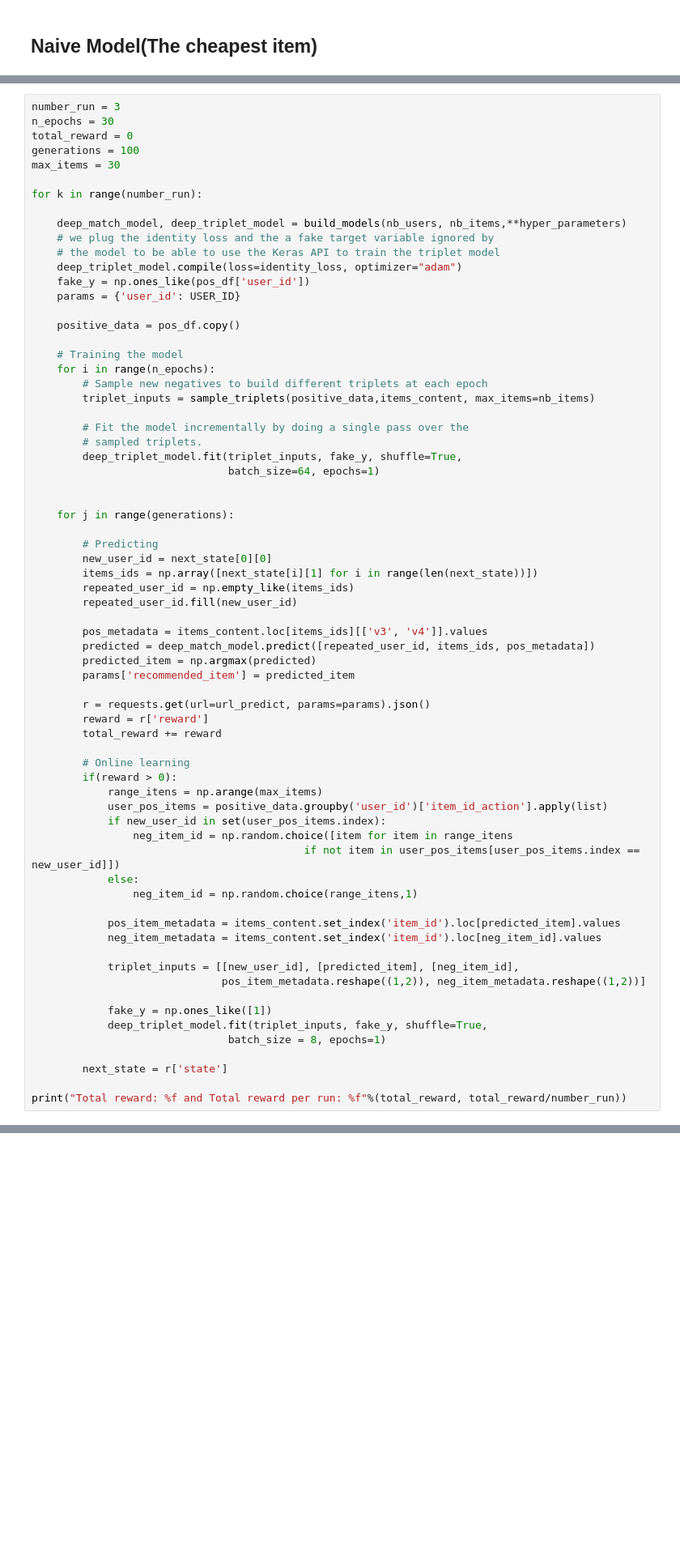
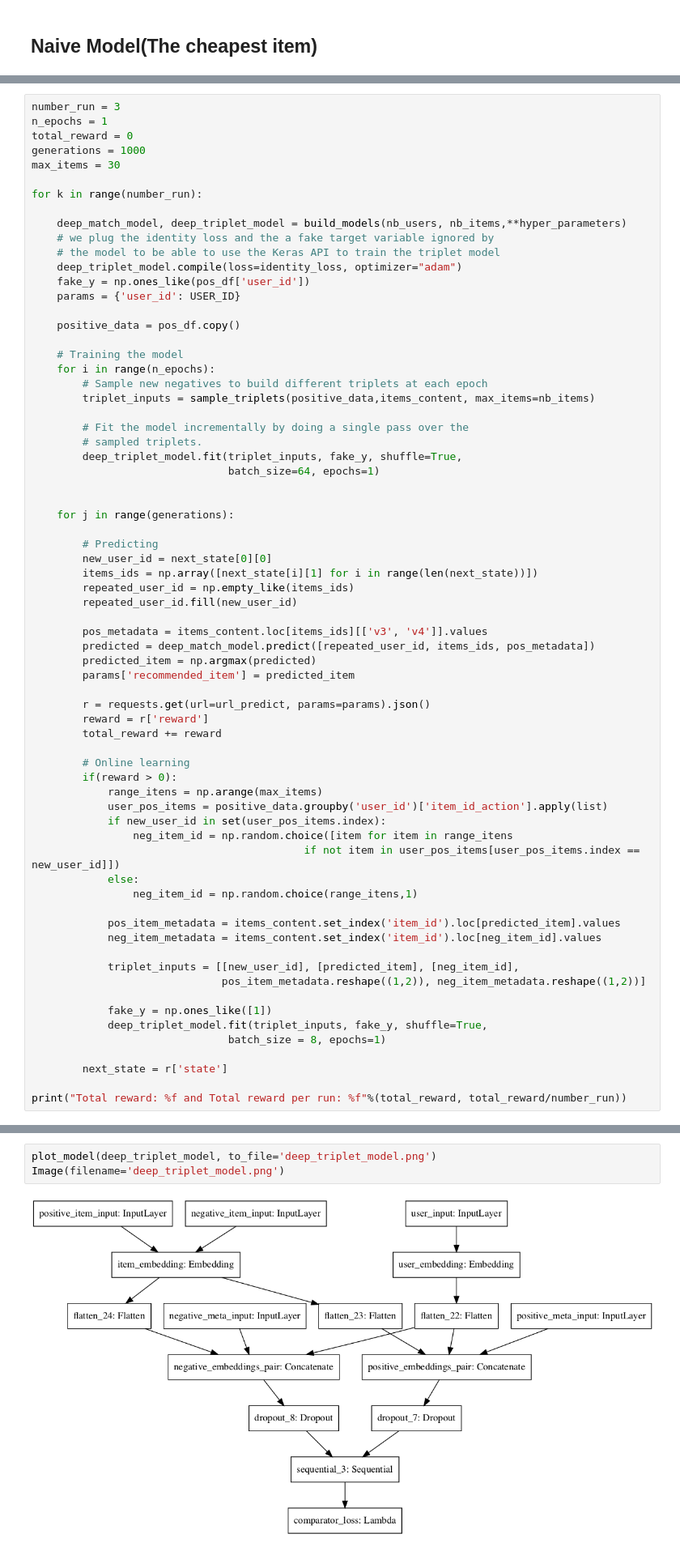
Before and after one commit to AlexandreMaxinsang/IA316, a Jupyter notebook: Third Environment .ipynb, the cells around one changed output, grey strips where cells are left out. Shown at 81% size. Saved outputs shown, nothing was run; the diff lists cells and outputs as text; blank space fills up the shorter version.

```diff
--- a/Third Environment .ipynb
+++ b/Third Environment .ipynb
@@ -548,9 +560,9 @@ hyper_parameters = dict(
 )
 # %%
 number_run = 3
-n_epochs = 30
+n_epochs = 1
 total_reward = 0
-generations = 100
+generations = 1000
 max_items = 30
 
 for k in range(number_run):
@@ -621,0 +648,5 @@ KeyError: 'user_id'
+# %%
+plot_model(deep_triplet_model, to_file='deep_triplet_model.png')
+Image(filename='deep_triplet_model.png')
+# %% [output]
+[figure, added]
```
Also changed, not shown: parts of 20 cells of this notebook, 3 other files.
